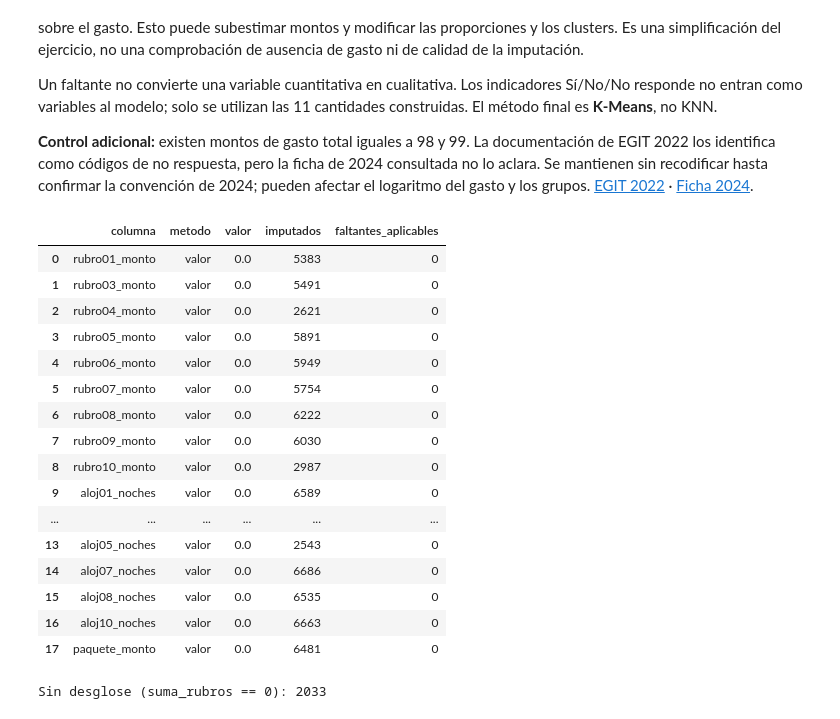
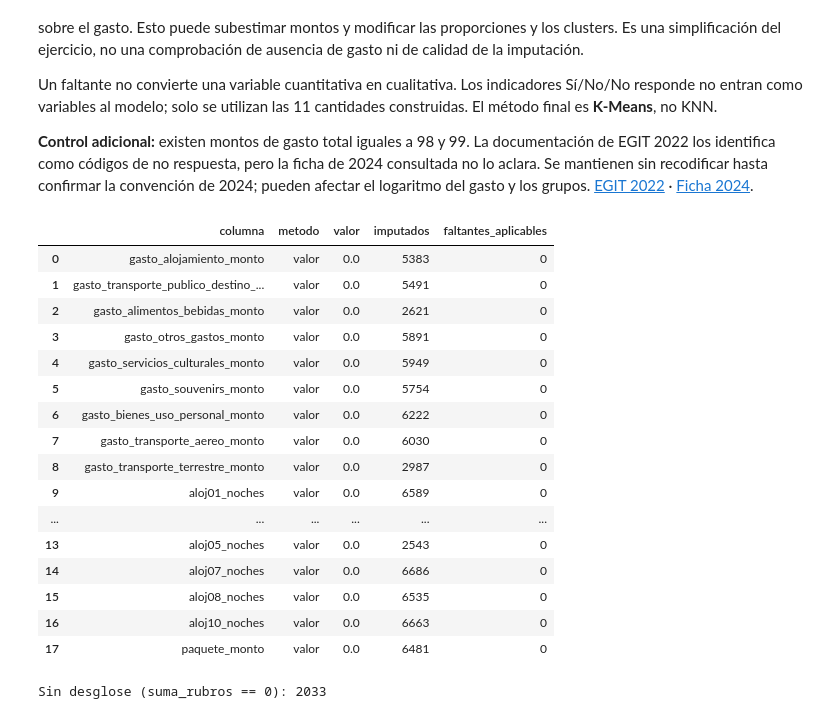
Before and after one commit to antobeni07/K-Means-Clustering, a Jupyter notebook: K-means.ipynb, the cells around one changed output. Cells and saved outputs as stored; diff of their text form; code cells hidden in the pictures.

```diff
--- a/K-means.ipynb
+++ b/K-means.ipynb
@@ -371,13 +520,28 @@ RENOMBRAR["TURISMO__P7574S7"] = "aloj07_uso"
 RENOMBRAR["TURISMO__P7574S7A2"] = "aloj07_noches"
 
 # rubros: S{n} = ¿gastó?, A1 = monto, A2 = nº personas, A3 = submonto.
-# El S11 no tiene A3.
-for r in [1, 3, 4, 5, 6, 7, 8, 9, 10, 11]:
-    RENOMBRAR[f"TURISMO__P7581S{r}"] = f"rubro{r:02d}_gasto_si"
-    RENOMBRAR[f"TURISMO__P7581S{r}A1"] = f"rubro{r:02d}_monto"
-    RENOMBRAR[f"TURISMO__P7581S{r}A2"] = f"rubro{r:02d}_n_personas"
-    if r != 11:
-        RENOMBRAR[f"TURISMO__P7581S{r}A3"] = f"rubro{r:02d}_monto_alt"
+# Nombres tomados del boletín técnico EGIT 2024 (gasto per cápita día por rubro)
+# y verificados contra el orden de magnitud publicado por el DANE. El S11 no tiene A3.
+RUBRO_NOMBRE = {
+    1:  "alojamiento",
+    3:  "transporte_publico_destino",
+    4:  "alimentos_bebidas",
+    5:  "otros_gastos",
+    6:  "servicios_culturales",
+    7:  "souvenirs",
+    8:  "bienes_uso_personal",
+    9:  "transporte_aereo",
+    10: "transporte_terrestre",
+    11: "otros_sin_desglose",   # se descarta después: 27 montos en todo 2024
+}
+RUBRO_CODIGO = {nombre: cod for cod, nombre in RUBRO_NOMBRE.items()}
+
+for cod, nombre in RUBRO_NOMBRE.items():
+    RENOMBRAR[f"TURISMO__P7581S{cod}"] = f"gasto_{nombre}_si"
+    RENOMBRAR[f"TURISMO__P7581S{cod}A1"] = f"gasto_{nombre}_monto"
+    RENOMBRAR[f"TURISMO__P7581S{cod}A2"] = f"gasto_{nombre}_n_personas"
+    if cod != 11:
+        RENOMBRAR[f"TURISMO__P7581S{cod}A3"] = f"gasto_{nombre}_monto_alt"
 
 assert set(RENOMBRAR) <= set(df_consolidado.columns)
 df_consolidado = (df_consolidado
@@ -428,7 +596,7 @@ Viajeros con detalle: 6762
 
 Se conservan las listas actuales de variables y exclusiones. Las cantidades se convierten a números y los códigos se mantienen como categorías. Se seleccionan registros con gasto total informado.
 # %%
-RUBROS = [1, 3, 4, 5, 6, 7, 8, 9, 10]   # el 11 se descarta: 27 montos en todo 2024
+RUBROS = [n for c, n in RUBRO_NOMBRE.items() if c != 11]   # el 11 se descarta
 ALOJ = [1, 2, 3, 4, 5, 7, 8, 10]
 
 columnas_descartar = (
@@ -436,7 +604,7 @@ columnas_descartar = (
      if c.startswith(("EXCURSIONISMO__", "COMPLEMENTARIAS__",
                       "VIVIENDA_USO_RECREATIVO__"))]
     + [c for c in df_consolidado.columns if c.endswith("_monto_alt")]
-    + [c for c in df_consolidado.columns if c.startswith("rubro11_")]
+    + [c for c in df_consolidado.columns if c.startswith("gasto_otros_sin_desglose")]
     + ["motivo_no_viajar", "destino_municipio", "TURISMO__P7573S3",
        "TURISMO__P7571S1A1", "TURISMO__P7571S1A2", "TURISMO__P7571S1A3",
        "TURISMO__P7571S2A1", "TURISMO__P7580S3"]
@@ -444,8 +612,8 @@ columnas_descartar = (
 columnas_numericas = (
     ["edad", "ingreso_mensual_hogar", "gasto_total_viaje",
      "paquete_monto", "paquete_n_personas", "fex_trim"]
-    + [f"rubro{r:02d}_monto" for r in RUBROS]
-    + [f"rubro{r:02d}_n_personas" for r in RUBROS]
+    + [f"gasto_{r}_monto" for r in RUBROS]
+    + [f"gasto_{r}_n_personas" for r in RUBROS]
     + [f"aloj{a:02d}_noches" for a in ALOJ]
 )
 columnas_categoricas = [
@@ -453,7 +621,7 @@ columnas_categoricas = [
     "hogar_viv_recreativa", "fuente_ingreso_principal", "motivo_viaje",
     "viaje_con_quien", "transporte_principal", "pago_paquete",
     "reserva_por_app", "destino_depto",
-] + [f"rubro{r:02d}_gasto_si" for r in RUBROS] + [f"aloj{a:02d}_uso" for a in ALOJ]
+] + [f"gasto_{r}_si" for r in RUBROS] + [f"aloj{a:02d}_uso" for a in ALOJ]
 
 reemplazos = {}
 columnas_exigir_dato = ["gasto_total_viaje"]
@@ -510,48 +678,48 @@ Un faltante no convierte una variable cuantitativa en cualitativa. Los indicador
 todos = pd.Series(True, index=df_trabajo.index)
 
 reglas_imputacion = (
-    [{"columna": f"rubro{r:02d}_monto", "aplica": todos,
+    [{"columna": f"gasto_{r}_monto", "aplica": todos,
       "metodo": "valor", "valor": 0.0} for r in RUBROS]
     + [{"columna": f"aloj{a:02d}_noches", "aplica": todos,
         "metodo": "valor", "valor": 0.0} for a in ALOJ]
     + [{"columna": "paquete_monto", "aplica": todos,
         "metodo": "valor", "valor": 0.0}]
 )
 registro_imputacion = []
 for regla in reglas_imputacion:
     columna = regla["columna"]
     aplica = regla["aplica"]
     assert isinstance(aplica, pd.Series) and aplica.index.equals(df_trabajo.index)
     assert pd.api.types.is_bool_dtype(aplica) and not aplica.isna().any()
     antes = int(df_trabajo.loc[aplica, columna].isna().sum())
     if regla["metodo"] == "media":
         assert columna in columnas_numericas
         valor = df_trabajo.loc[aplica, columna].mean()
     else:
         assert regla["metodo"] == "valor"
         valor = regla["valor"]
     assert pd.notna(valor), "Valor de imputación no válido."
     df_trabajo.loc[aplica, columna] = df_trabajo.loc[aplica, columna].fillna(valor)
     despues = int(df_trabajo.loc[aplica, columna].isna().sum())
     registro_imputacion.append({
         "columna": columna, "metodo": regla["metodo"], "valor": valor,
         "imputados": antes - despues, "faltantes_aplicables": despues,
     })
 registro_imputacion = pd.DataFrame(registro_imputacion, columns=[
     "columna", "metodo", "valor", "imputados", "faltantes_aplicables"
 ])
 display(registro_imputacion)
 # %% [output]
 |  | columna | metodo | valor | imputados | faltantes_aplicables |
-| 0 | rubro01_monto | valor | 0.0 | 5383 | 0 |
-| 1 | rubro03_monto | valor | 0.0 | 5491 | 0 |
-| 2 | rubro04_monto | valor | 0.0 | 2621 | 0 |
-| 3 | rubro05_monto | valor | 0.0 | 5891 | 0 |
-| 4 | rubro06_monto | valor | 0.0 | 5949 | 0 |
-| 5 | rubro07_monto | valor | 0.0 | 5754 | 0 |
-| 6 | rubro08_monto | valor | 0.0 | 6222 | 0 |
-| 7 | rubro09_monto | valor | 0.0 | 6030 | 0 |
-| 8 | rubro10_monto | valor | 0.0 | 2987 | 0 |
+| 0 | gasto_alojamiento_monto | valor | 0.0 | 5383 | 0 |
+| 1 | gasto_transporte_publico_destino_... | valor | 0.0 | 5491 | 0 |
+| 2 | gasto_alimentos_bebidas_monto | valor | 0.0 | 2621 | 0 |
+| 3 | gasto_otros_gastos_monto | valor | 0.0 | 5891 | 0 |
+| 4 | gasto_servicios_culturales_monto | valor | 0.0 | 5949 | 0 |
+| 5 | gasto_souvenirs_monto | valor | 0.0 | 5754 | 0 |
+| 6 | gasto_bienes_uso_personal_monto | valor | 0.0 | 6222 | 0 |
+| 7 | gasto_transporte_aereo_monto | valor | 0.0 | 6030 | 0 |
+| 8 | gasto_transporte_terrestre_monto | valor | 0.0 | 2987 | 0 |
 | 9 | aloj01_noches | valor | 0.0 | 6589 | 0 |
 | ... | ... | ... | ... | ... | ... |
 | 13 | aloj05_noches | valor | 0.0 | 2543 | 0 |
```
Also changed, not shown: parts of 21 cells of this notebook.
